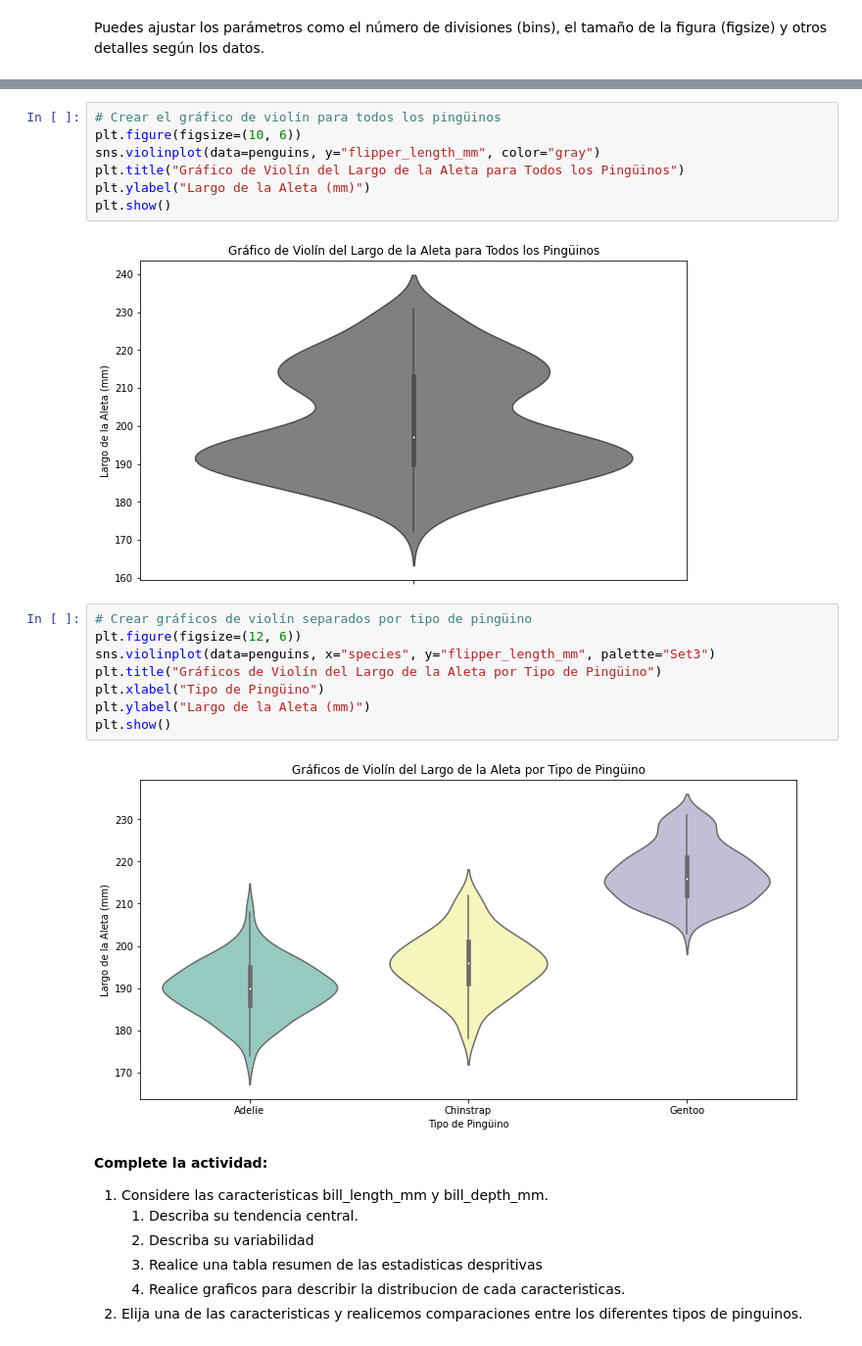
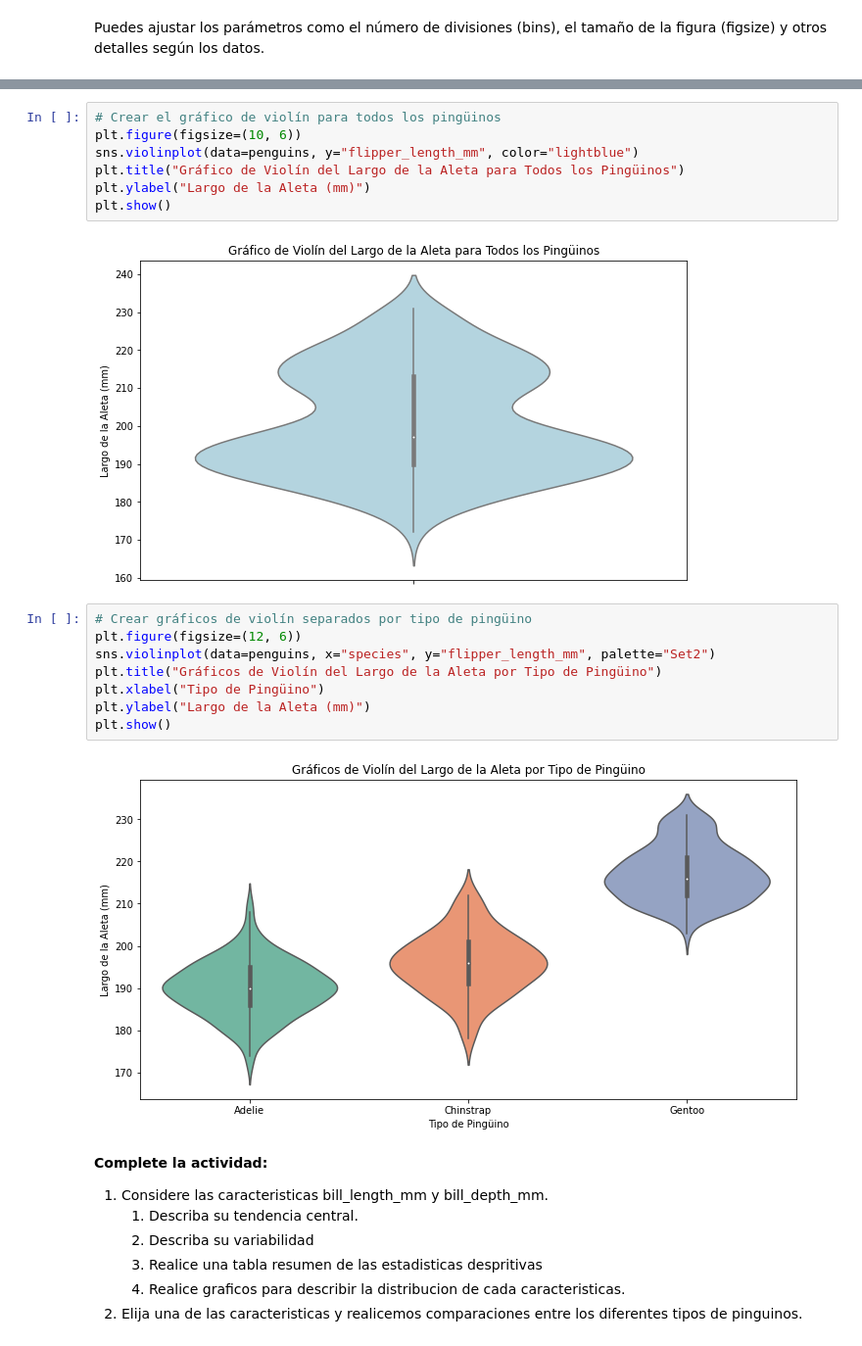
Before and after one commit to melanieoyarzun/taller_estadisticaDS, a Jupyter notebook: bloque1-tallerSTASIDS_EDA.ipynb, the cells around one changed output, grey strips where cells are left out. Shown at 98% size. Saved outputs shown, nothing was run; the diff lists cells and outputs as text.

```diff
--- a/bloque1-tallerSTASIDS_EDA.ipynb
+++ b/bloque1-tallerSTASIDS_EDA.ipynb
@@ -690,22 +690,22 @@ plt.show()
 # %%
 # Crear el gráfico de violín para todos los pingüinos
 plt.figure(figsize=(10, 6))
-sns.violinplot(data=penguins, y="flipper_length_mm", color="gray")
+sns.violinplot(data=penguins, y="flipper_length_mm", color="lightblue")
 plt.title("Gráfico de Violín del Largo de la Aleta para Todos los Pingüinos")
 plt.ylabel("Largo de la Aleta (mm)")
 plt.show()
 # %% [output]
-[figure, old version]
+[figure, new version]
 # %%
 # Crear gráficos de violín separados por tipo de pingüino
 plt.figure(figsize=(12, 6))
-sns.violinplot(data=penguins, x="species", y="flipper_length_mm", palette="Set3")
+sns.violinplot(data=penguins, x="species", y="flipper_length_mm", palette="Set2")
 plt.title("Gráficos de Violín del Largo de la Aleta por Tipo de Pingüino")
 plt.xlabel("Tipo de Pingüino")
 plt.ylabel("Largo de la Aleta (mm)")
 plt.show()
 # %% [output]
-[figure, old version]
+[figure, new version]
 # %% [markdown]
 **Complete la actividad:**
 
```
Also changed, not shown: parts of 4 cells of this notebook.
